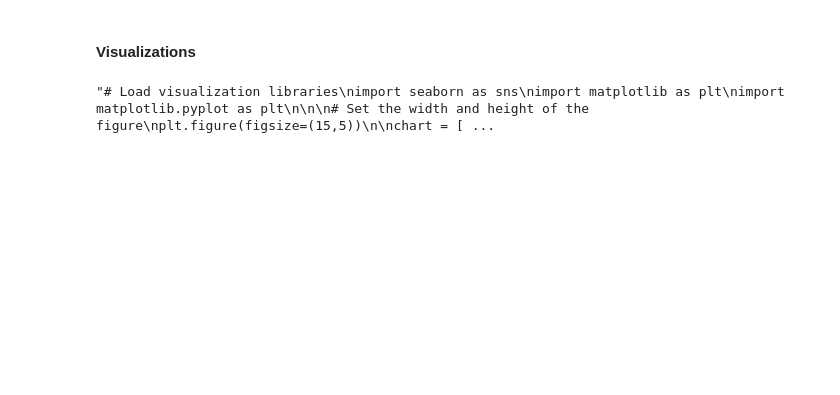
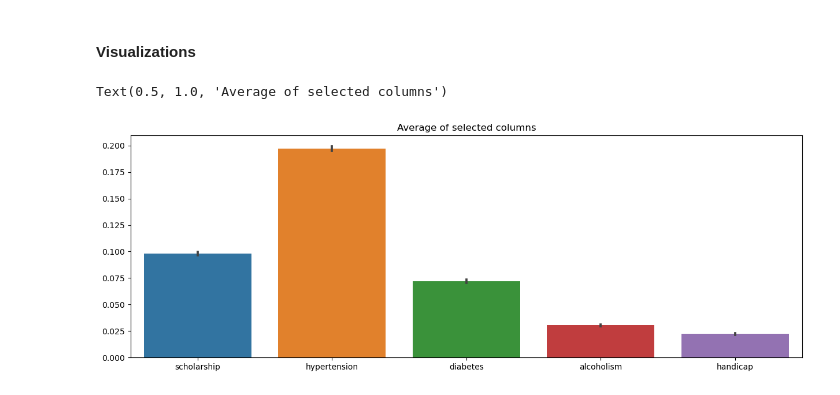
Before and after one commit to a-alejo/Hospital-No-Show, a Jupyter notebook: Hospital_No_Show_Analysis.ipynb, the cells around one changed output. Drawn from its saved outputs; the diff is of its cells as text; code cells hidden in the pictures; blank space fills up the shorter version.

```diff
--- a/Hospital_No_Show_Analysis.ipynb
+++ b/Hospital_No_Show_Analysis.ipynb
@@ -61,7 +63,6 @@ sum(df.duplicated(subset="PatientId"))
 ## Data Cleaning
 # %%
 # rename columns
-df.rename(columns={'Hipertension':'Hypertension',
-                   'Handcap':'Handicap'}, inplace=True)
+df.rename(columns={"Hipertension": "Hypertension", "Handcap": "Handicap"}, inplace=True)
 # %%
 # Change all columns to lowercase so it will be easier to edit
@@ -146,18 +169,17 @@ training_vars = ['gender', 'age', 'scholarship',
 # %% [markdown]
 #### Visualizations
 # %%
-'''# Load visualization libraries
+# Load visualization libraries
 import seaborn as sns
-import matplotlib as plt
 import matplotlib.pyplot as plt
-
 
 # Set the width and height of the figure
 plt.figure(figsize=(15,5))
 
 chart = ['scholarship','hypertension','diabetes','alcoholism','handicap']
 
 sns.barplot(data=df[chart])
-plt.title('Average of selected columns')'''
+plt.title('Average of selected columns')
 # %% [output]
-"# Load visualization libraries\nimport seaborn as sns\nimport matplotlib as plt\nimport matplotlib.pyplot as plt\n\n\n# Set the width and height of the figure\nplt.figure(figsize=(15,5))\n\nchart = [ ...
+Text(0.5, 1.0, 'Average of selected columns')
+[figure, added]
```
Also changed, not shown: parts of 21 cells of this notebook.
